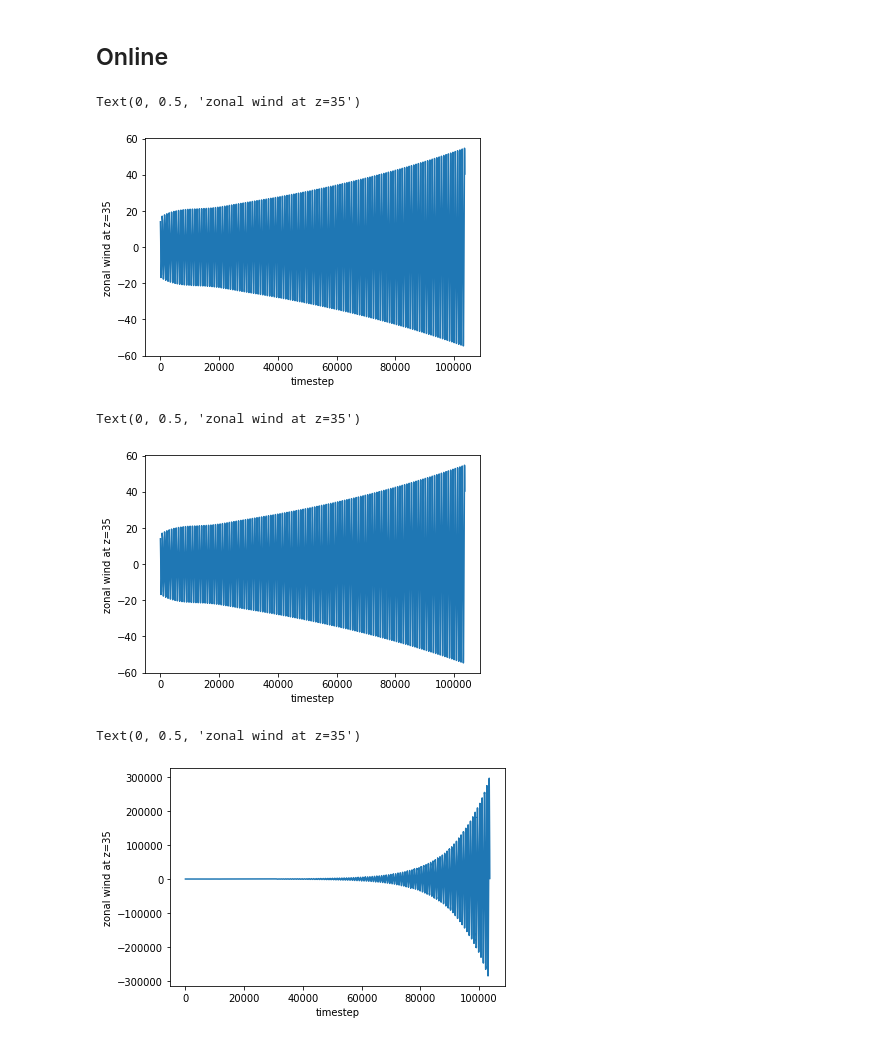
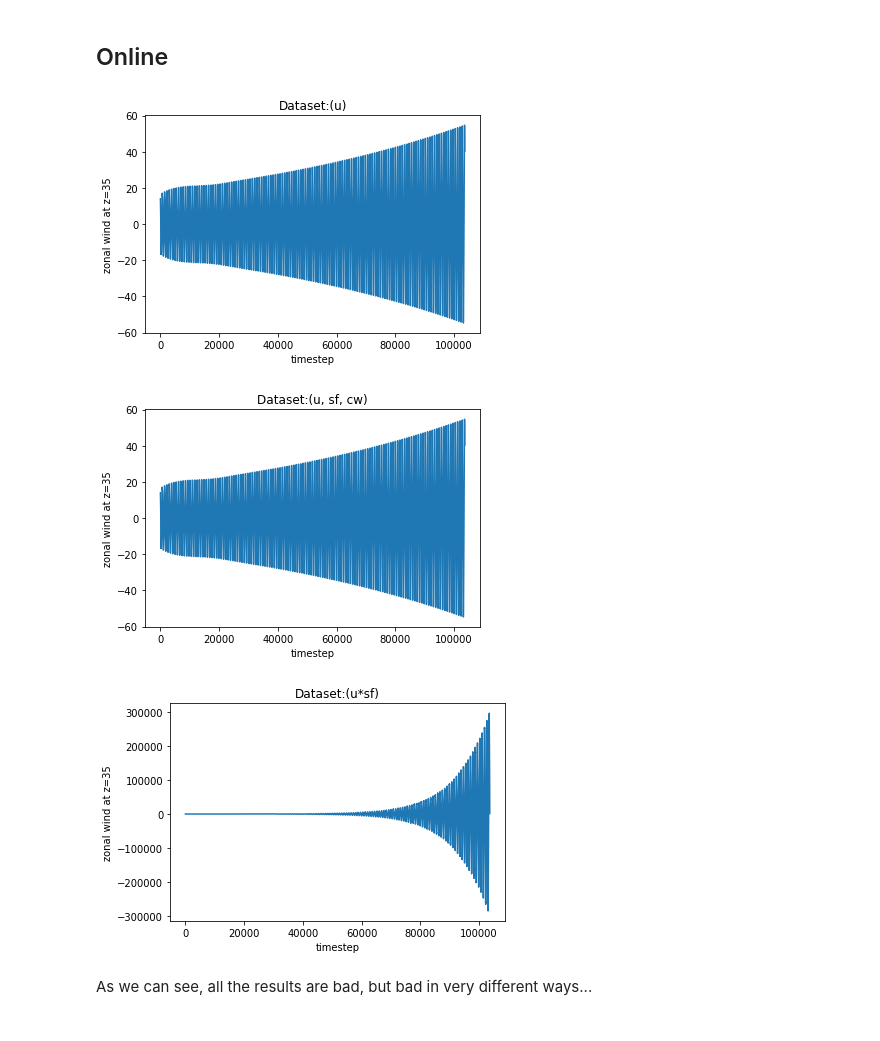
Before and after one commit to EddyShao/QBO-1d, a Jupyter notebook: stability.ipynb, the cells around one changed output. Saved outputs shown, nothing was run; the diff lists cells and outputs as text; code cells hidden in the pictures.

```diff
--- a/stability.ipynb
+++ b/stability.ipynb
@@ -254,24 +342,28 @@ model_ML_2 = lambda x : torch.tensor(reg_2.coef_) @ (sf_ML[solver_ML.current_ste
 
 u_ML_2 = solver_ML.solve(source_func=model_ML_2)
 u_ML_2 = u_ML_2.detach()
-# %%
-plt.plot(u_ML_0[:, 35])
-plt.xlabel('timestep')
-plt.ylabel('zonal wind at z=35')
-# %% [output]
-Text(0, 0.5, 'zonal wind at z=35')
-[figure, removed]
-# %%
-plt.plot(u_ML_1[:, 35])
-plt.xlabel('timestep')
-plt.ylabel('zonal wind at z=35')
-# %% [output]
-Text(0, 0.5, 'zonal wind at z=35')
-[figure, removed]
-# %%
-plt.plot(u_ML_2[:, 35])
-plt.xlabel('timestep')
-plt.ylabel('zonal wind at z=35')
-# %% [output]
-Text(0, 0.5, 'zonal wind at z=35')
-[figure, removed]
+# %%
+# Visualization
+plt.plot(u_ML_0[:, 35])
+plt.xlabel('timestep')
+plt.ylabel('zonal wind at z=35')
+plt.title('Dataset:(u)')
+plt.show()
+
+plt.plot(u_ML_1[:, 35])
+plt.xlabel('timestep')
+plt.ylabel('zonal wind at z=35')
+plt.title('Dataset:(u, sf, cw)')
+plt.show()
+
+plt.plot(u_ML_2[:, 35])
+plt.xlabel('timestep')
+plt.ylabel('zonal wind at z=35')
+plt.title('Dataset:(u*sf)')
+plt.show()
+# %% [output]
+[figure, added]
+[figure, added]
+[figure, added]
+# %% [markdown]
+As we can see, all the results are bad, but bad in very different ways...
```
Also changed, not shown: parts of 10 cells of this notebook.
